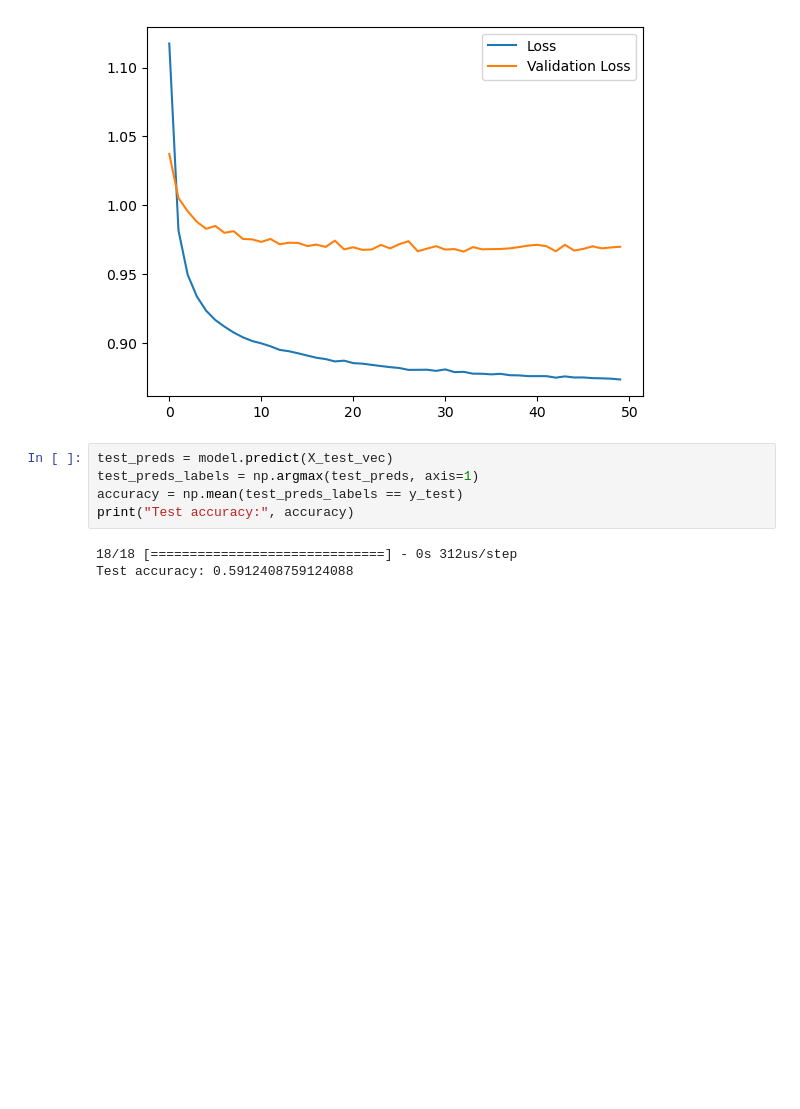
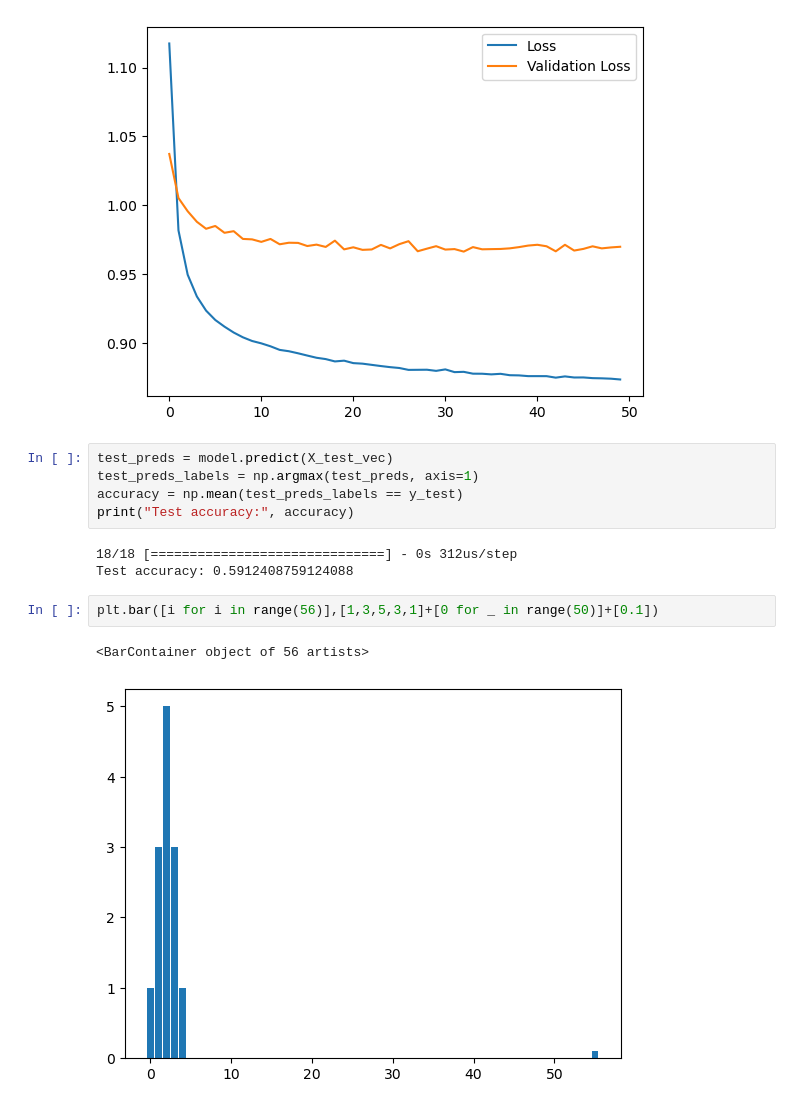
Before and after one commit to erica-landreth/datasci207_fa24_01_LMRSW, a Jupyter notebook: Modeling Scratch Work/EIL_imputed_data_models.ipynb, the cells around one changed output. Drawn from its saved outputs; the diff is of its cells as text; blank space fills up the shorter version.

```diff
--- a/EDA/EIL_imputed_data_models.ipynb
+++ b/Modeling Scratch Work/EIL_imputed_data_models.ipynb
@@ -1937,3 +1937,8 @@ print("Test accuracy:", accuracy)
 # %% [output]
 18/18 [==============================] - 0s 312us/step
 Test accuracy: 0.5912408759124088
+# %%
+plt.bar([i for i in range(56)],[1,3,5,3,1]+[0 for _ in range(50)]+[0.1])
+# %% [output]
+<BarContainer object of 56 artists>
+[figure, added]
```
Also changed, not shown: 5 other files.
